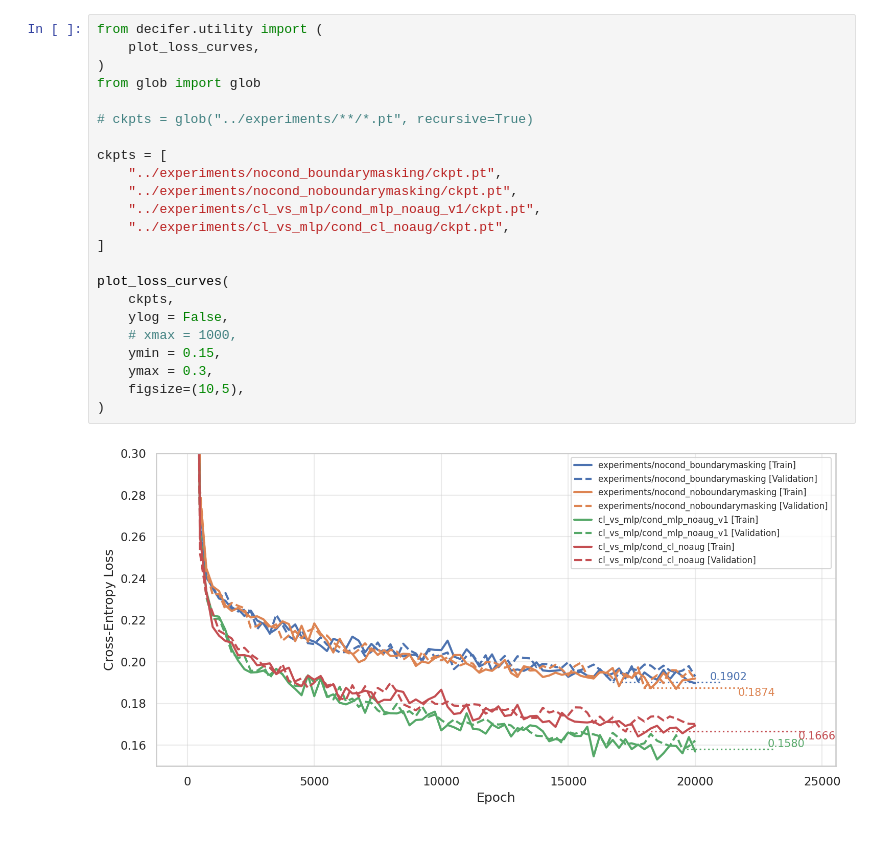
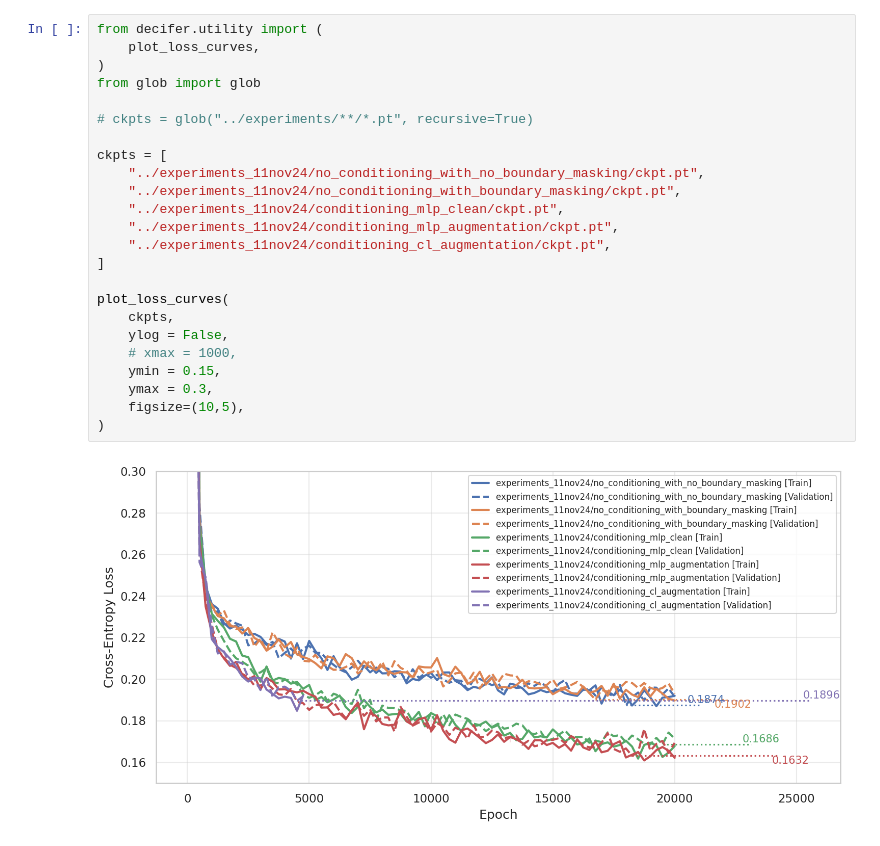
Before and after one commit to zhaohan-alan/decifier, a Jupyter notebook: notebooks/CE-Loss.ipynb, the cells around one changed output. Cells and saved outputs as stored; diff of their text form.

```diff
--- a/notebooks/CE-Loss.ipynb
+++ b/notebooks/CE-Loss.ipynb
@@ -1,25 +1,26 @@
 # %%
 from decifer.utility import (
     plot_loss_curves,
 )
 from glob import glob
 
 # ckpts = glob("../experiments/**/*.pt", recursive=True)
 
 ckpts = [
-    "../experiments/nocond_boundarymasking/ckpt.pt",
-    "../experiments/nocond_noboundarymasking/ckpt.pt",
-    "../experiments/cl_vs_mlp/cond_mlp_noaug_v1/ckpt.pt",
-    "../experiments/cl_vs_mlp/cond_cl_noaug/ckpt.pt",
+    "../experiments_11nov24/no_conditioning_with_no_boundary_masking/ckpt.pt",
+    "../experiments_11nov24/no_conditioning_with_boundary_masking/ckpt.pt",
+    "../experiments_11nov24/conditioning_mlp_clean/ckpt.pt",
+    "../experiments_11nov24/conditioning_mlp_augmentation/ckpt.pt",
+    "../experiments_11nov24/conditioning_cl_augmentation/ckpt.pt",
 ]
 
 plot_loss_curves(
     ckpts,
     ylog = False,
     # xmax = 1000,
     ymin = 0.15,
     ymax = 0.3,
     figsize=(10,5),
 )
 # %% [output]
-[figure, old version]
+[figure, new version]
```
Also changed, not shown: 1 other file.
